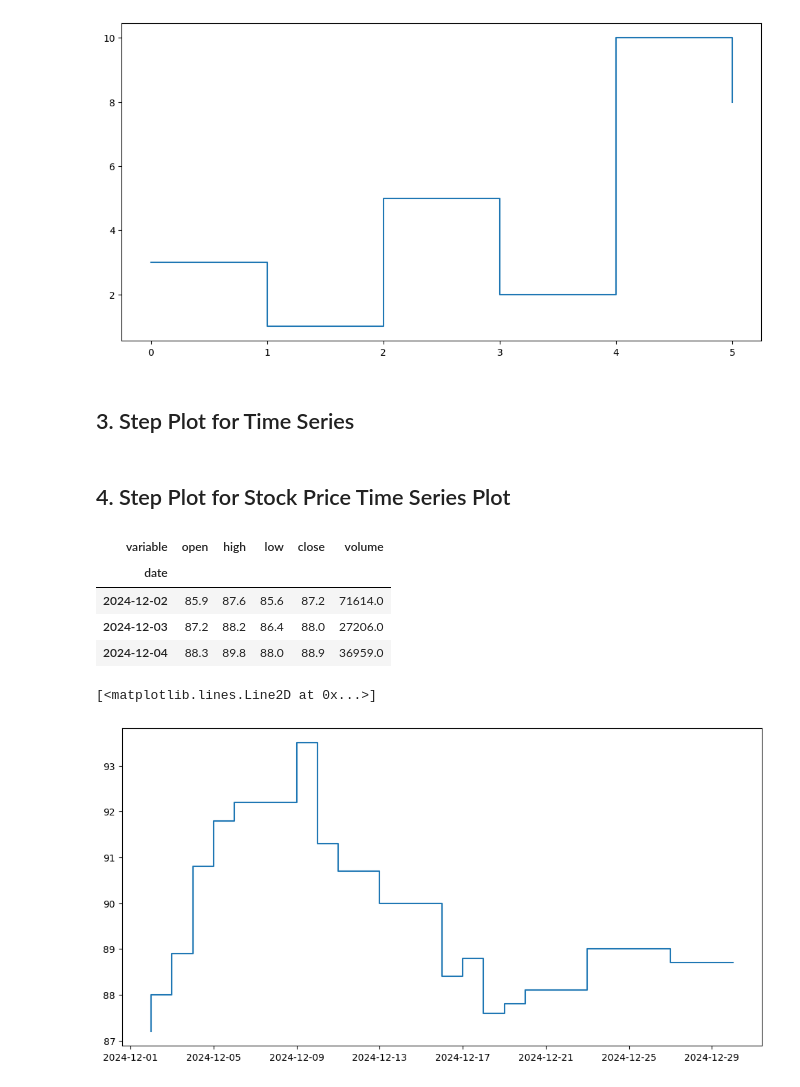
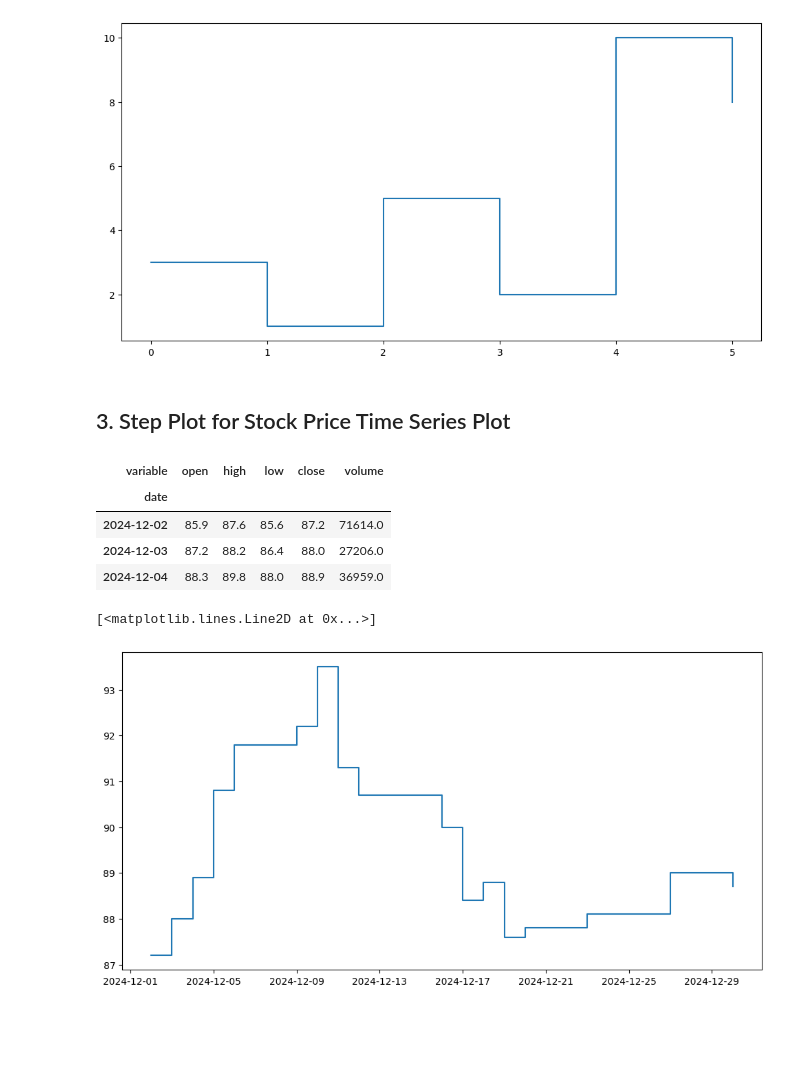
Before and after one commit to wegar-2/jupyter-notebooks, a Jupyter notebook: notebooks/05_good-looking_stock_price_chart.ipynb, the cells around one changed output. Saved outputs shown, nothing was run; the diff lists cells and outputs as text; code cells hidden in the pictures; blank space fills up the shorter version.

```diff
--- a/notebooks/05_good-looking_stock_price_chart.ipynb
+++ b/notebooks/05_good-looking_stock_price_chart.ipynb
@@ -96,10 +98,8 @@ sp1_ax.plot(x, y, drawstyle="steps-post")
 sp1_fig
 # %% [output]
 [figure]
-# %% [markdown]
-## 3. Step Plot for Time Series
 # %% [markdown]
-## 4. Step Plot for Stock Price Time Series Plot
+## 3. Step Plot for Stock Price Time Series Plot
 # %%
 citi_dec24 = citi["2024-12-01":]
 # %%
@@ -113,7 +113,7 @@ citi_dec24.head(3)
 # %%
 sp_fig = plt.figure(figsize=(12, 6))
 sp_ax = sp_fig.add_subplot(111)
-sp_ax.plot(citi_dec24.index, citi_dec24["close"], drawstyle="steps-pre")
+sp_ax.plot(citi_dec24.index, citi_dec24["close"], drawstyle="steps-post")
 # %% [output]
 [<matplotlib.lines.Line2D at 0x...>]
-[figure, old version]
+[figure, new version]
```
Also changed, not shown: parts of 4 cells of this notebook, 2 other files.
